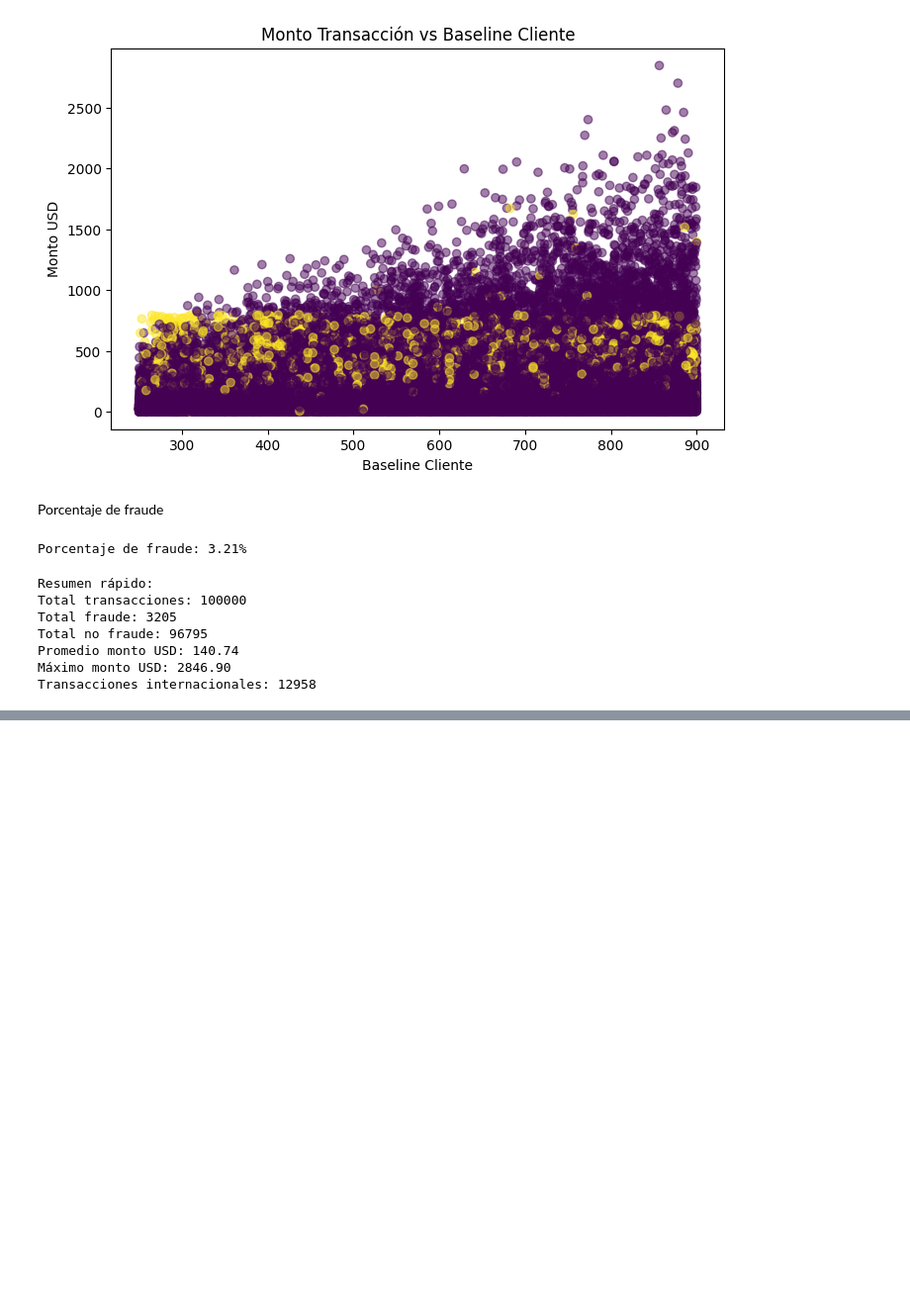
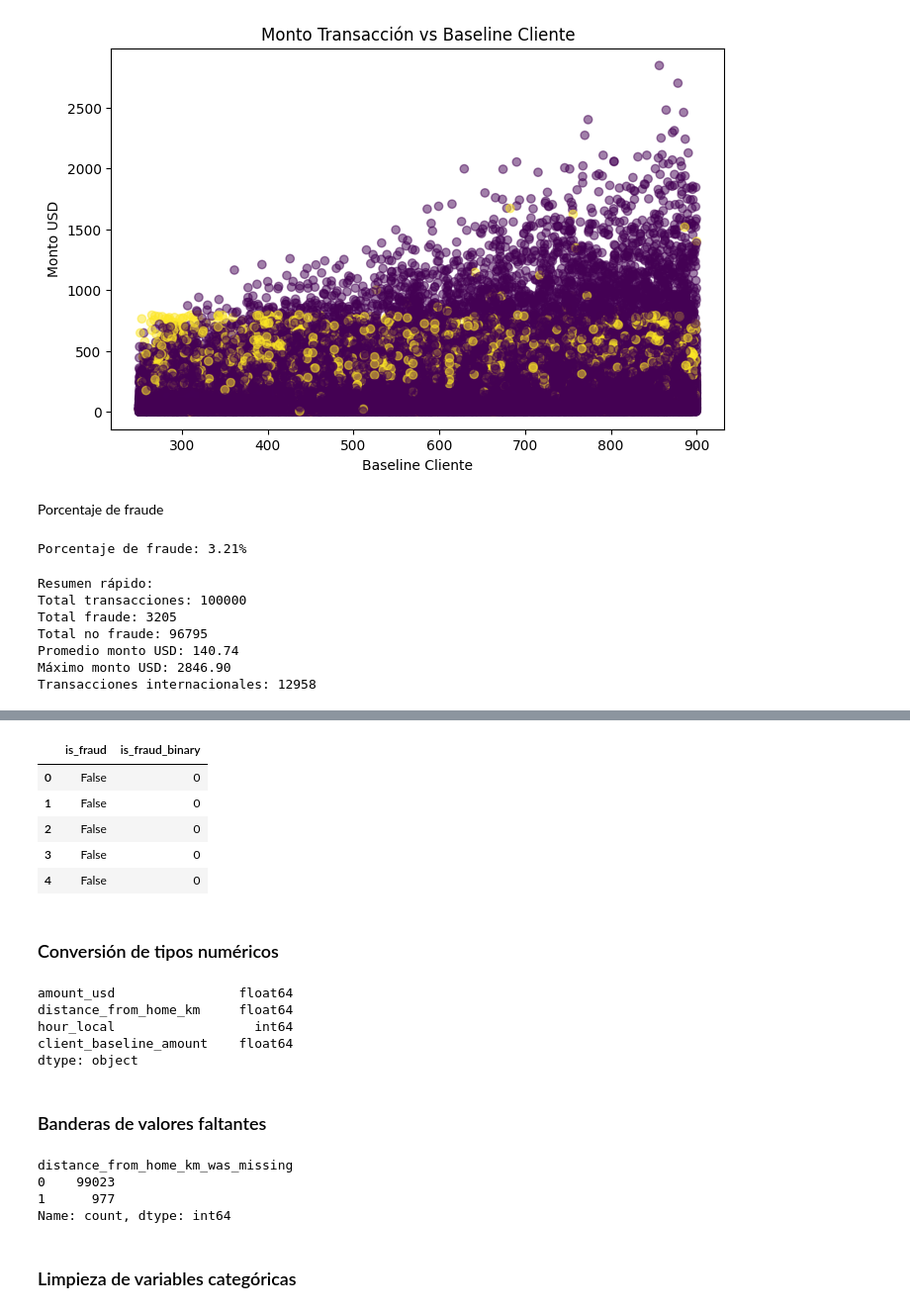
Before and after one commit to JPS4321/AnalisisFraude_plusTI, a Jupyter notebook: Analisis_Exploratorio_Brazil.ipynb, the cells around one changed output, grey strips where cells are left out. Shown at 99% size. Cells and saved outputs as stored; diff of their text form; code cells hidden in the pictures; blank space fills up the shorter version.

```diff
--- a/Analisis_Exploratorio_Brazil.ipynb
+++ b/Analisis_Exploratorio_Brazil.ipynb
@@ -271,0 +414,46 @@ Transacciones internacionales: 12958
+# %%
+df_clean['is_fraud_binary'] = df_clean['is_fraud'].astype(int)
+
+df_clean[['is_fraud', 'is_fraud_binary']].head()
+# %% [output]
+|  | is_fraud | is_fraud_binary |
+| 0 | False | 0 |
+| 1 | False | 0 |
+| 2 | False | 0 |
+| 3 | False | 0 |
+| 4 | False | 0 |
+# %% [markdown]
+### Conversión de tipos numéricos
+# %%
+columnas_numericas_clave = [
+    'amount_usd',
+    'distance_from_home_km',
+    'hour_local',
+    'client_baseline_amount'
+]
+
+for col in columnas_numericas_clave:
+    df_clean[col] = pd.to_numeric(df_clean[col], errors='coerce')
+
+df_clean[columnas_numericas_clave].dtypes
+# %% [output]
+amount_usd                float64
+distance_from_home_km     float64
+hour_local                  int64
+client_baseline_amount    float64
+dtype: object
+# %% [markdown]
+### Banderas de valores faltantes
+# %%
+df_clean["distance_from_home_km_was_missing"] = (
+    df_clean["distance_from_home_km"].isna().astype(int)
+)
+
+df_clean["distance_from_home_km_was_missing"].value_counts()
+# %% [output]
+distance_from_home_km_was_missing
+0    99023
+1      977
+Name: count, dtype: int64
+# %% [markdown]
+### Limpieza de variables categóricas
```
Also changed, not shown: parts of 42 cells of this notebook.
